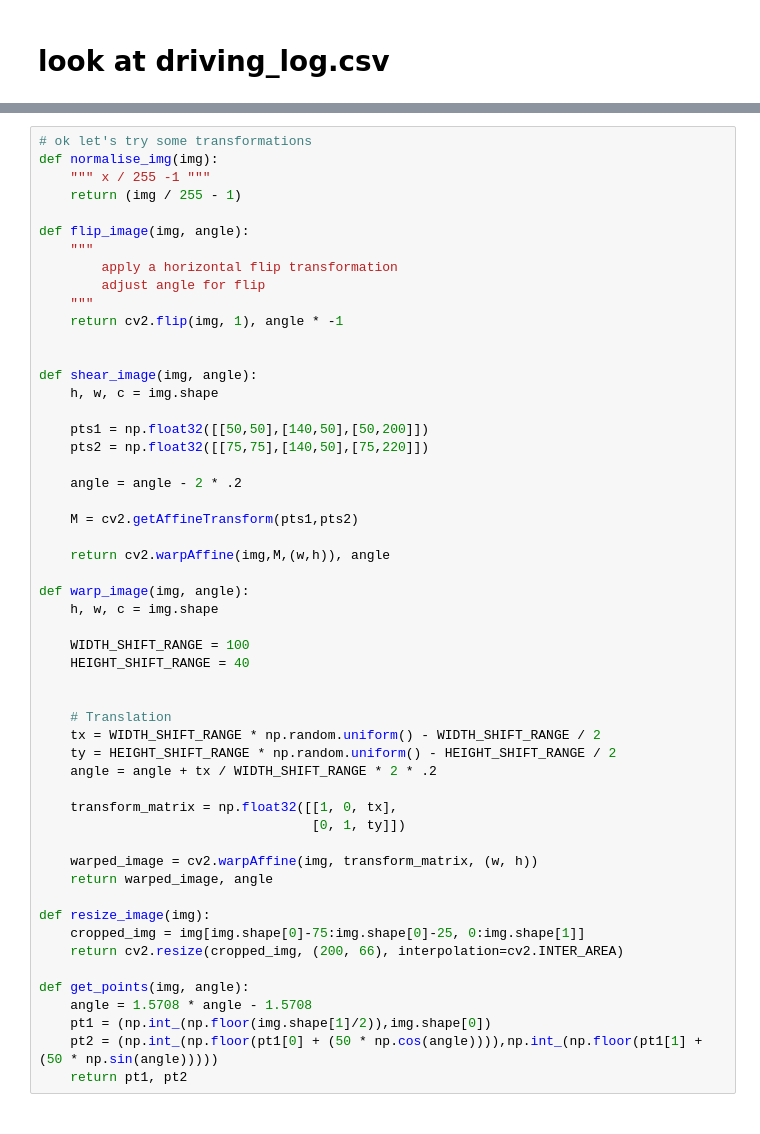
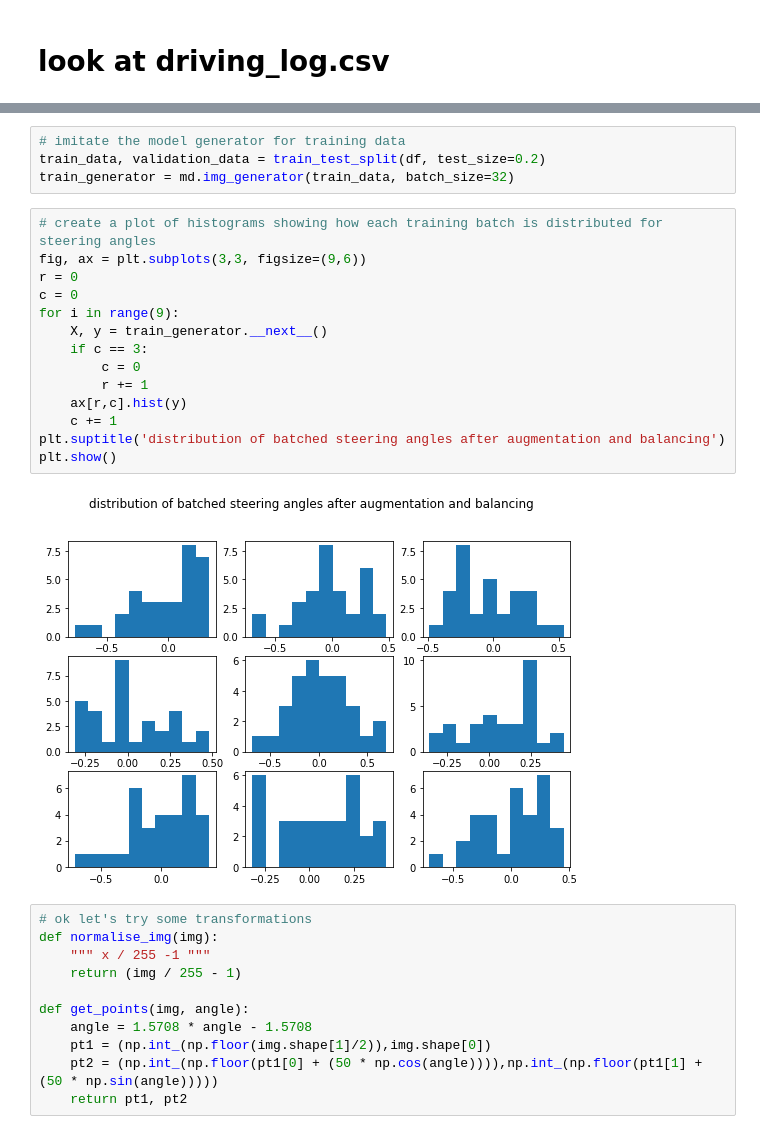
Before and after one commit to escolmebartlebooth/usdc-t1-p3-final, a Jupyter notebook: driving_discovery.ipynb, the cells around one changed output, grey strips where cells are left out. Drawn from its saved outputs; the diff is of its cells as text.

```diff
--- a/driving_discovery.ipynb
+++ b/driving_discovery.ipynb
@@ -59,51 +33,29 @@ zero angles: (4639, 7) from total:  (8478, 7)
+# %%
+# imitate the model generator for training data
+train_data, validation_data = train_test_split(df, test_size=0.2)
+train_generator = md.img_generator(train_data, batch_size=32)
+# %%
+# create a plot of histograms showing how each training batch is distributed for steering angles
+fig, ax = plt.subplots(3,3, figsize=(9,6))
+r = 0
+c = 0
+for i in range(9):
+    X, y = train_generator.__next__()
+    if c == 3:
+        c = 0
+        r += 1
+    ax[r,c].hist(y)
+    c += 1
+plt.suptitle('distribution of batched steering angles after augmentation and balancing')
+plt.show()
+# %% [output]
+[figure, added]
 # %%
 # ok let's try some transformations
 def normalise_img(img):
     """ x / 255 -1 """
     return (img / 255 - 1)
 
-def flip_image(img, angle):
-    """
-        apply a horizontal flip transformation
-        adjust angle for flip
-    """
-    return cv2.flip(img, 1), angle * -1
-
-
-def shear_image(img, angle):
-    h, w, c = img.shape
-
-    pts1 = np.float32([[50,50],[140,50],[50,200]])
-    pts2 = np.float32([[75,75],[140,50],[75,220]])
-
-    angle = angle - 2 * .2
-
-    M = cv2.getAffineTransform(pts1,pts2)
-
-    return cv2.warpAffine(img,M,(w,h)), angle
-
-def warp_image(img, angle):
-    h, w, c = img.shape
-
-    WIDTH_SHIFT_RANGE = 100
-    HEIGHT_SHIFT_RANGE = 40
-
-
-    # Translation
-    tx = WIDTH_SHIFT_RANGE * np.random.uniform() - WIDTH_SHIFT_RANGE / 2
-    ty = HEIGHT_SHIFT_RANGE * np.random.uniform() - HEIGHT_SHIFT_RANGE / 2
-    angle = angle + tx / WIDTH_SHIFT_RANGE * 2 * .2
-
-    transform_matrix = np.float32([[1, 0, tx],
-                                   [0, 1, ty]])
-
-    warped_image = cv2.warpAffine(img, transform_matrix, (w, h))
-    return warped_image, angle
-
-def resize_image(img):
-    cropped_img = img[img.shape[0]-75:img.shape[0]-25, 0:img.shape[1]]
-    return cv2.resize(cropped_img, (200, 66), interpolation=cv2.INTER_AREA)
-
 def get_points(img, angle):
     angle = 1.5708 * angle - 1.5708
     pt1 = (np.int_(np.floor(img.shape[1]/2)),img.shape[0])
```
Also changed, not shown: parts of 20 cells of this notebook, 9 other files.
